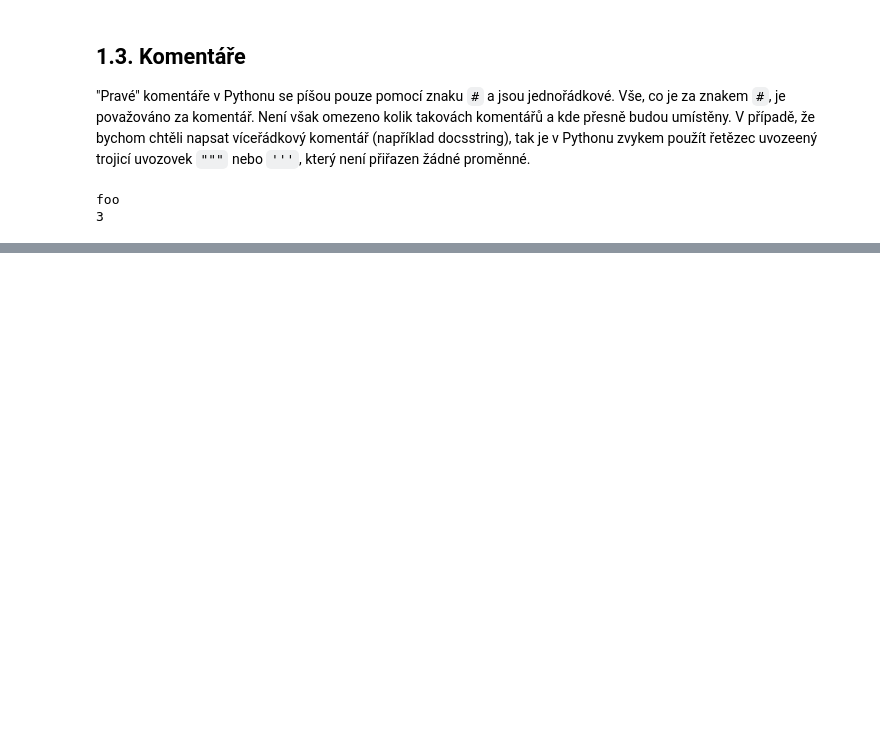
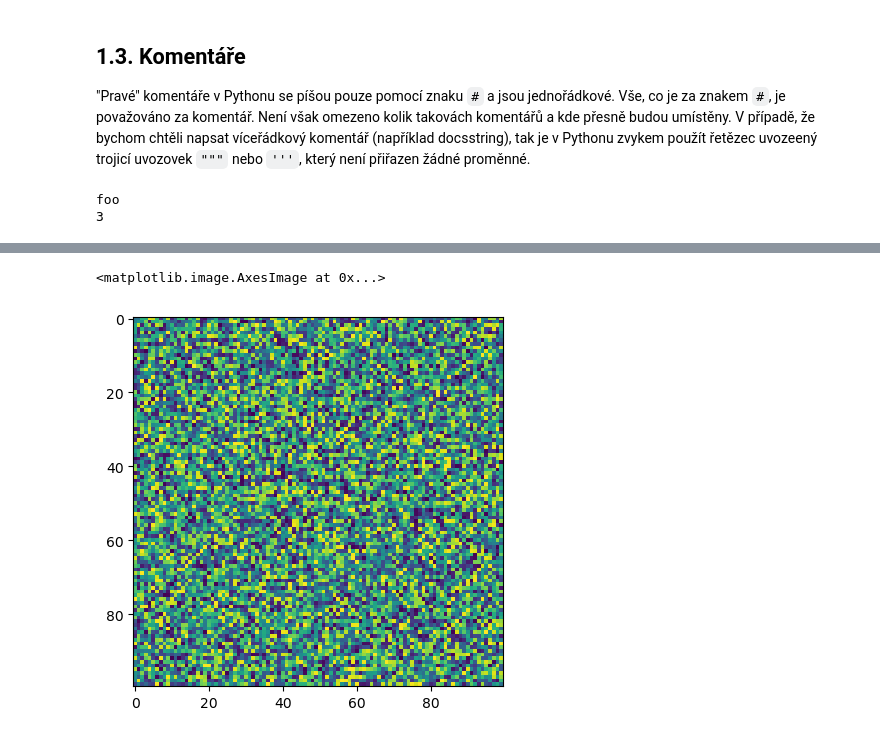
Before and after one commit to Beremi/vvp, a Jupyter notebook: Week_1/00_crash_course.ipynb, the cells around one changed output, grey strips where cells are left out. Cells and saved outputs as stored; diff of their text form; code cells hidden in the pictures; blank space fills up the shorter version.

```diff
--- a/Week_1/00_crash_course.ipynb
+++ b/Week_1/00_crash_course.ipynb
@@ -120,0 +555,5 @@ zdar
+# %%
+plt.imshow(A)
+# %% [output]
+<matplotlib.image.AxesImage at 0x...>
+[figure, added]
```
Also changed, not shown: parts of 35 cells of this notebook, 9 other files.
